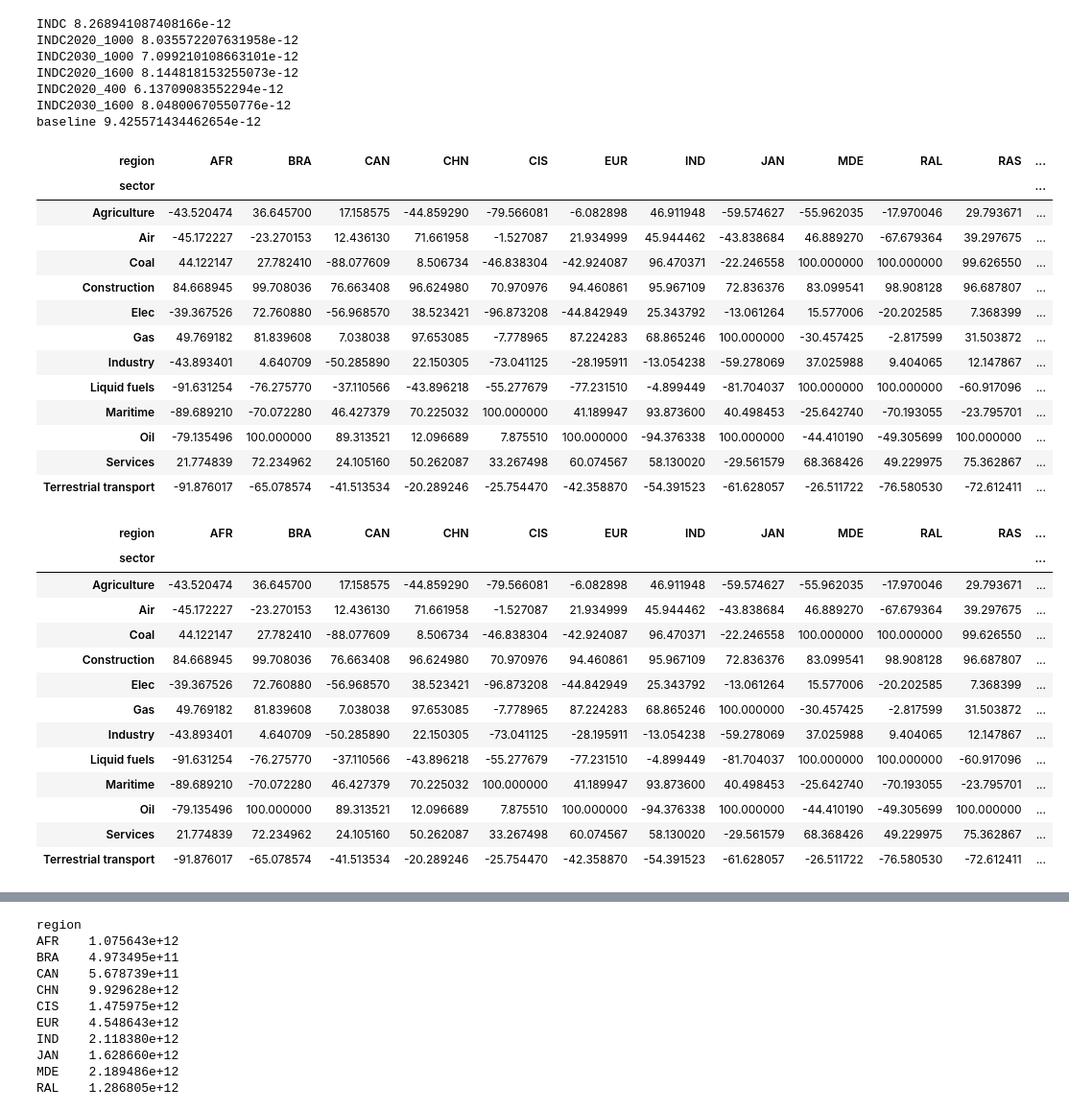
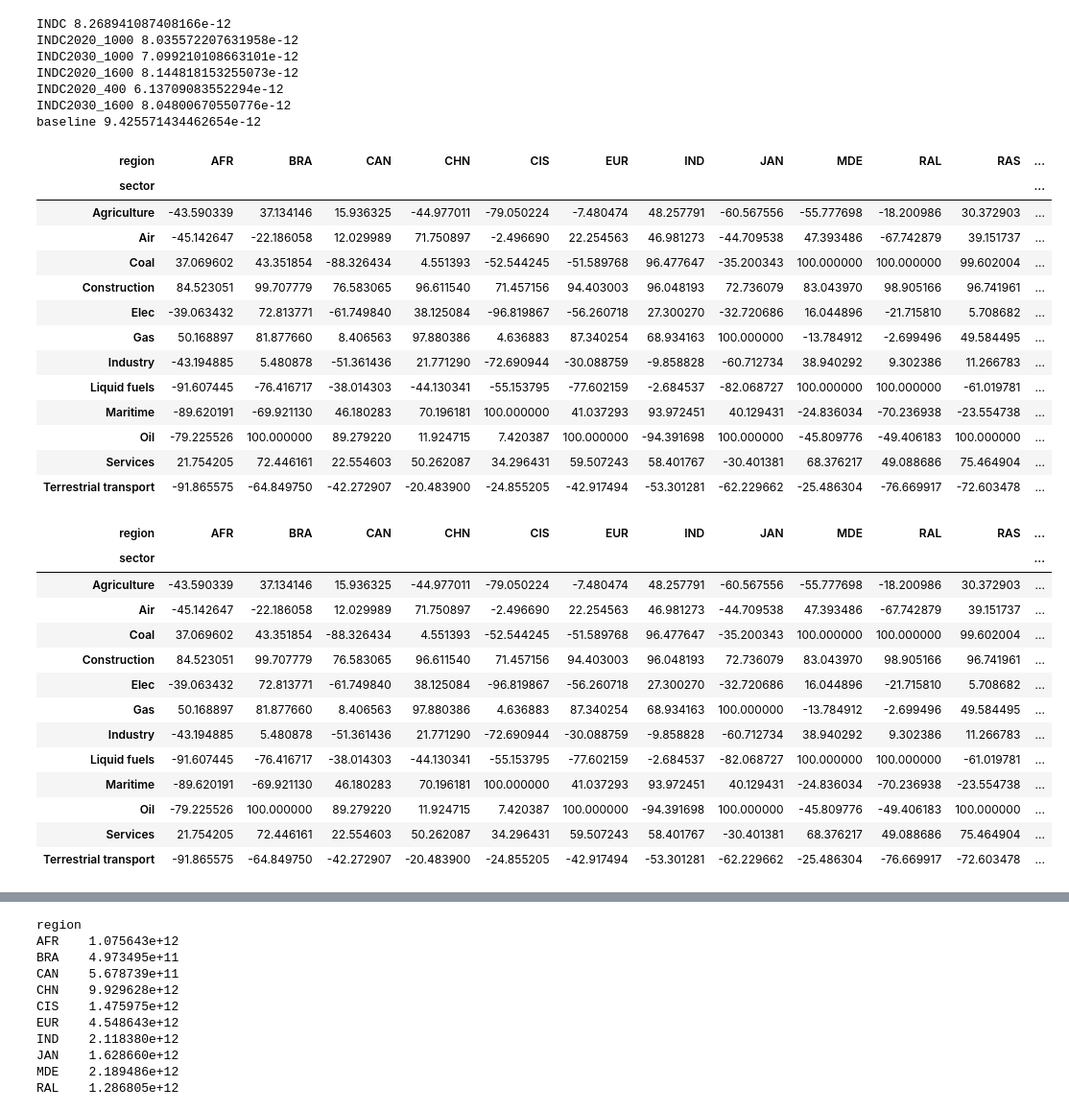
Before and after one commit to Maestrofinn/MatMat-Trade, a Jupyter notebook: IMACLIM_explo.ipynb, the cells around one changed output, grey strips where cells are left out. Shown at 96% size. Saved outputs shown, nothing was run; the diff lists cells and outputs as text; code cells hidden in the pictures.

```diff
--- a/IMACLIM_explo.ipynb
+++ b/IMACLIM_explo.ipynb
@@ -202,43 +202,43 @@ INDC2020_400 6.13709083552294e-12
 INDC2030_1600 8.04800670550776e-12
 baseline 9.425571434462654e-12
 # %%
-Relative_error_2015=production_based_emissions.groupby(["scenario","region","sector"]).sum().loc["INDC"]
+Relative_error_2015=production_based_emissions.groupby(["scenario","region","sector"]).sum().loc["baseline"]
 Relative_error_2015=(Relative_error_2015["2015"]-Relative_error_2015["2015-IMACLIM"])/np.max([Relative_error_2015["2015"],Relative_error_2015["2015-IMACLIM"]],axis=0)
 Relative_error_2015=Relative_error_2015*100
 pd.concat([Relative_error_2015.loc[region] for region in Relative_error_2015.index.get_level_values("region").unique()],keys=Relative_error_2015.index.get_level_values("region").unique(),axis=1)
 # %% [output]
 | region | AFR | BRA | CAN | CHN | CIS | EUR | IND | JAN | MDE | RAL | RAS | ... |
 | sector |  |  |  |  |  |  |  |  |  |  |  | ... |
-| Agriculture | -43.520474 | 36.645700 | 17.158575 | -44.859290 | -79.566081 | -6.082898 | 46.911948 | -59.574627 | -55.962035 | -17.970046 | 29.793671 | ... |
-| Air | -45.172227 | -23.270153 | 12.436130 | 71.661958 | -1.527087 | 21.934999 | 45.944462 | -43.838684 | 46.889270 | -67.679364 | 39.297675 | ... |
-| Coal | 44.122147 | 27.782410 | -88.077609 | 8.506734 | -46.838304 | -42.924087 | 96.470371 | -22.246558 | 100.000000 | 100.000000 | 99.626550 | ... |
-| Construction | 84.668945 | 99.708036 | 76.663408 | 96.624980 | 70.970976 | 94.460861 | 95.967109 | 72.836376 | 83.099541 | 98.908128 | 96.687807 | ... |
-| Elec | -39.367526 | 72.760880 | -56.968570 | 38.523421 | -96.873208 | -44.842949 | 25.343792 | -13.061264 | 15.577006 | -20.202585 | 7.368399 | ... |
-| Gas | 49.769182 | 81.839608 | 7.038038 | 97.653085 | -7.778965 | 87.224283 | 68.865246 | 100.000000 | -30.457425 | -2.817599 | 31.503872 | ... |
-| Industry | -43.893401 | 4.640709 | -50.285890 | 22.150305 | -73.041125 | -28.195911 | -13.054238 | -59.278069 | 37.025988 | 9.404065 | 12.147867 | ... |
-| Liquid fuels | -91.631254 | -76.275770 | -37.110566 | -43.896218 | -55.277679 | -77.231510 | -4.899449 | -81.704037 | 100.000000 | 100.000000 | -60.917096 | ... |
-| Maritime | -89.689210 | -70.072280 | 46.427379 | 70.225032 | 100.000000 | 41.189947 | 93.873600 | 40.498453 | -25.642740 | -70.193055 | -23.795701 | ... |
-| Oil | -79.135496 | 100.000000 | 89.313521 | 12.096689 | 7.875510 | 100.000000 | -94.376338 | 100.000000 | -44.410190 | -49.305699 | 100.000000 | ... |
-| Services | 21.774839 | 72.234962 | 24.105160 | 50.262087 | 33.267498 | 60.074567 | 58.130020 | -29.561579 | 68.368426 | 49.229975 | 75.362867 | ... |
-| Terrestrial transport | -91.876017 | -65.078574 | -41.513534 | -20.289246 | -25.754470 | -42.358870 | -54.391523 | -61.628057 | -26.511722 | -76.580530 | -72.612411 | ... |
+| Agriculture | -43.590339 | 37.134146 | 15.936325 | -44.977011 | -79.050224 | -7.480474 | 48.257791 | -60.567556 | -55.777698 | -18.200986 | 30.372903 | ... |
+| Air | -45.142647 | -22.186058 | 12.029989 | 71.750897 | -2.496690 | 22.254563 | 46.981273 | -44.709538 | 47.393486 | -67.742879 | 39.151737 | ... |
+| Coal | 37.069602 | 43.351854 | -88.326434 | 4.551393 | -52.544245 | -51.589768 | 96.477647 | -35.200343 | 100.000000 | 100.000000 | 99.602004 | ... |
+| Construction | 84.523051 | 99.707779 | 76.583065 | 96.611540 | 71.457156 | 94.403003 | 96.048193 | 72.736079 | 83.043970 | 98.905166 | 96.741961 | ... |
+| Elec | -39.063432 | 72.813771 | -61.749840 | 38.125084 | -96.819867 | -56.260718 | 27.300270 | -32.720686 | 16.044896 | -21.715810 | 5.708682 | ... |
+| Gas | 50.168897 | 81.877660 | 8.406563 | 97.880386 | 4.636883 | 87.340254 | 68.934163 | 100.000000 | -13.784912 | -2.699496 | 49.584495 | ... |
+| Industry | -43.194885 | 5.480878 | -51.361436 | 21.771290 | -72.690944 | -30.088759 | -9.858828 | -60.712734 | 38.940292 | 9.302386 | 11.266783 | ... |
+| Liquid fuels | -91.607445 | -76.416717 | -38.014303 | -44.130341 | -55.153795 | -77.602159 | -2.684537 | -82.068727 | 100.000000 | 100.000000 | -61.019781 | ... |
+| Maritime | -89.620191 | -69.921130 | 46.180283 | 70.196181 | 100.000000 | 41.037293 | 93.972451 | 40.129431 | -24.836034 | -70.236938 | -23.554738 | ... |
+| Oil | -79.225526 | 100.000000 | 89.279220 | 11.924715 | 7.420387 | 100.000000 | -94.391698 | 100.000000 | -45.809776 | -49.406183 | 100.000000 | ... |
+| Services | 21.754205 | 72.446161 | 22.554603 | 50.262087 | 34.296431 | 59.507243 | 58.401767 | -30.401381 | 68.376217 | 49.088686 | 75.464904 | ... |
+| Terrestrial transport | -91.865575 | -64.849750 | -42.272907 | -20.483900 | -24.855205 | -42.917494 | -53.301281 | -62.229662 | -25.486304 | -76.669917 | -72.603478 | ... |
 # %%
-Relative_error_2015=production_based_emissions.groupby(["scenario","region","sector"]).sum().loc["INDC"]
+Relative_error_2015=production_based_emissions.groupby(["scenario","region","sector"]).sum().loc["baseline"]
 Relative_error_2015=(Relative_error_2015["2050-Prod"]-Relative_error_2015["2050-IMACLIM"])/np.max([Relative_error_2015["2050-Prod"],Relative_error_2015["2050-IMACLIM"]],axis=0)
 Relative_error_2015=Relative_error_2015*100
 pd.concat([Relative_error_2015.loc[region] for region in Relative_error_2015.index.get_level_values("region").unique()],keys=Relative_error_2015.index.get_level_values("region").unique(),axis=1)
 # %% [output]
 | region | AFR | BRA | CAN | CHN | CIS | EUR | IND | JAN | MDE | RAL | RAS | ... |
 | sector |  |  |  |  |  |  |  |  |  |  |  | ... |
-| Agriculture | -43.520474 | 36.645700 | 17.158575 | -44.859290 | -79.566081 | -6.082898 | 46.911948 | -59.574627 | -55.962035 | -17.970046 | 29.793671 | ... |
-| Air | -45.172227 | -23.270153 | 12.436130 | 71.661958 | -1.527087 | 21.934999 | 45.944462 | -43.838684 | 46.889270 | -67.679364 | 39.297675 | ... |
-| Coal | 44.122147 | 27.782410 | -88.077609 | 8.506734 | -46.838304 | -42.924087 | 96.470371 | -22.246558 | 100.000000 | 100.000000 | 99.626550 | ... |
-| Construction | 84.668945 | 99.708036 | 76.663408 | 96.624980 | 70.970976 | 94.460861 | 95.967109 | 72.836376 | 83.099541 | 98.908128 | 96.687807 | ... |
-| Elec | -39.367526 | 72.760880 | -56.968570 | 38.523421 | -96.873208 | -44.842949 | 25.343792 | -13.061264 | 15.577006 | -20.202585 | 7.368399 | ... |
-| Gas | 49.769182 | 81.839608 | 7.038038 | 97.653085 | -7.778965 | 87.224283 | 68.865246 | 100.000000 | -30.457425 | -2.817599 | 31.503872 | ... |
-| Industry | -43.893401 | 4.640709 | -50.285890 | 22.150305 | -73.041125 | -28.195911 | -13.054238 | -59.278069 | 37.025988 | 9.404065 | 12.147867 | ... |
-| Liquid fuels | -91.631254 | -76.275770 | -37.110566 | -43.896218 | -55.277679 | -77.231510 | -4.899449 | -81.704037 | 100.000000 | 100.000000 | -60.917096 | ... |
-| Maritime | -89.689210 | -70.072280 | 46.427379 | 70.225032 | 100.000000 | 41.189947 | 93.873600 | 40.498453 | -25.642740 | -70.193055 | -23.795701 | ... |
-| Oil | -79.135496 | 100.000000 | 89.313521 | 12.096689 | 7.875510 | 100.000000 | -94.376338 | 100.000000 | -44.410190 | -49.305699 | 100.000000 | ... |
-| Services | 21.774839 | 72.234962 | 24.105160 | 50.262087 | 33.267498 | 60.074567 | 58.130020 | -29.561579 | 68.368426 | 49.229975 | 75.362867 | ... |
-| Terrestrial transport | -91.876017 | -65.078574 | -41.513534 | -20.289246 | -25.754470 | -42.358870 | -54.391523 | -61.628057 | -26.511722 | -76.580530 | -72.612411 | ... |
+| Agriculture | -43.590339 | 37.134146 | 15.936325 | -44.977011 | -79.050224 | -7.480474 | 48.257791 | -60.567556 | -55.777698 | -18.200986 | 30.372903 | ... |
+| Air | -45.142647 | -22.186058 | 12.029989 | 71.750897 | -2.496690 | 22.254563 | 46.981273 | -44.709538 | 47.393486 | -67.742879 | 39.151737 | ... |
+| Coal | 37.069602 | 43.351854 | -88.326434 | 4.551393 | -52.544245 | -51.589768 | 96.477647 | -35.200343 | 100.000000 | 100.000000 | 99.602004 | ... |
+| Construction | 84.523051 | 99.707779 | 76.583065 | 96.611540 | 71.457156 | 94.403003 | 96.048193 | 72.736079 | 83.043970 | 98.905166 | 96.741961 | ... |
+| Elec | -39.063432 | 72.813771 | -61.749840 | 38.125084 | -96.819867 | -56.260718 | 27.300270 | -32.720686 | 16.044896 | -21.715810 | 5.708682 | ... |
+| Gas | 50.168897 | 81.877660 | 8.406563 | 97.880386 | 4.636883 | 87.340254 | 68.934163 | 100.000000 | -13.784912 | -2.699496 | 49.584495 | ... |
+| Industry | -43.194885 | 5.480878 | -51.361436 | 21.771290 | -72.690944 | -30.088759 | -9.858828 | -60.712734 | 38.940292 | 9.302386 | 11.266783 | ... |
+| Liquid fuels | -91.607445 | -76.416717 | -38.014303 | -44.130341 | -55.153795 | -77.602159 | -2.684537 | -82.068727 | 100.000000 | 100.000000 | -61.019781 | ... |
+| Maritime | -89.620191 | -69.921130 | 46.180283 | 70.196181 | 100.000000 | 41.037293 | 93.972451 | 40.129431 | -24.836034 | -70.236938 | -23.554738 | ... |
+| Oil | -79.225526 | 100.000000 | 89.279220 | 11.924715 | 7.420387 | 100.000000 | -94.391698 | 100.000000 | -45.809776 | -49.406183 | 100.000000 | ... |
+| Services | 21.754205 | 72.446161 | 22.554603 | 50.262087 | 34.296431 | 59.507243 | 58.401767 | -30.401381 | 68.376217 | 49.088686 | 75.464904 | ... |
+| Terrestrial transport | -91.865575 | -64.849750 | -42.272907 | -20.483900 | -24.855205 | -42.917494 | -53.301281 | -62.229662 | -25.486304 | -76.669917 | -72.603478 | ... |
 # %%
```
Also changed, not shown: parts of 25 cells of this notebook, 1 other file.
